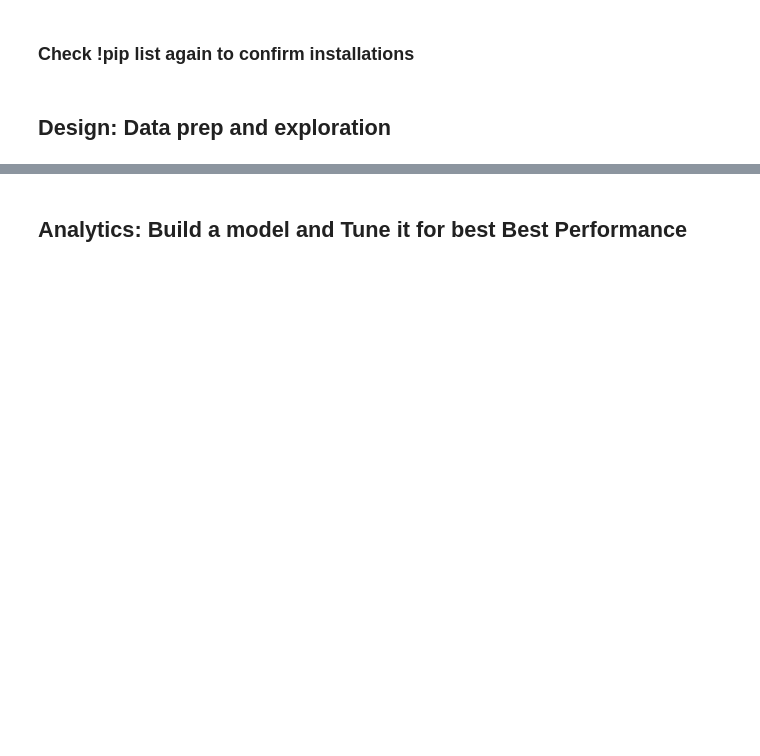
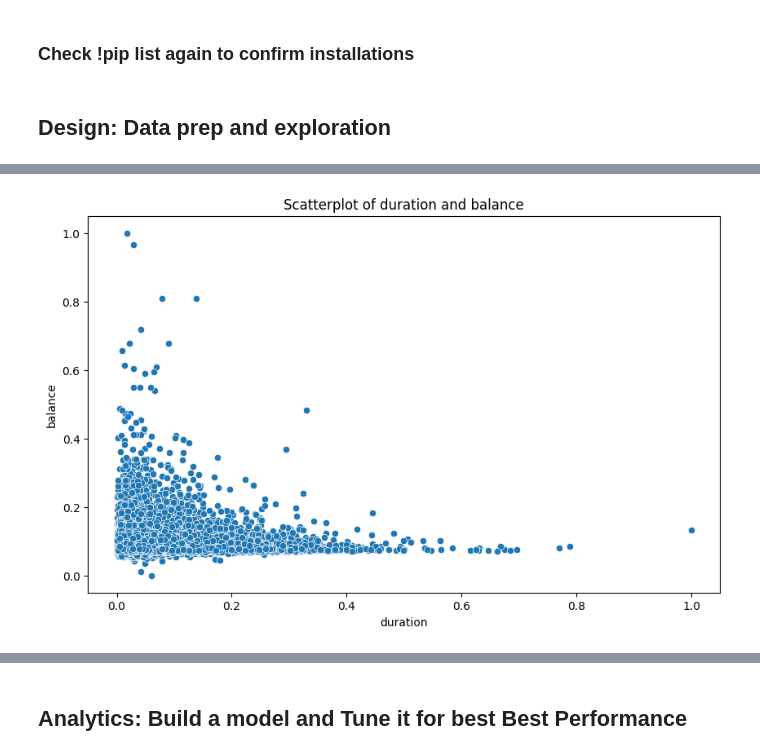
Before and after one commit to Ashley9570/ds1001_final, a Jupyter notebook: ds1001_final/notebooks/Final_Project_Notebook.ipynb, the cells around one changed output, grey strips where cells are left out. Cells and saved outputs as stored; diff of their text form; code cells hidden in the pictures; blank space fills up the shorter version.

```diff
--- a/ds1001_final/notebooks/Final_Project_Notebook.ipynb
+++ b/ds1001_final/notebooks/Final_Project_Notebook.ipynb
@@ -117,14 +136,14 @@ num_numeric_columns = "xx".select_dtypes(include=['number']).shape[1]
 # %%
 # Normalization
 scaler = MinMaxScaler()
-"xx"["xx".select_dtypes(include=['number']).columns] = scaler.fit_transform("xx".select_dtypes(include=['number']))
+processed_data[processed_data.select_dtypes(include=['number']).columns] = scaler.fit_transform(processed_data.select_dtypes(include=['number']))
 # %%
 # Likely need to convert categorical columns to category dtype
-for col in "xx".select_dtypes(include=['object']).columns:
-    "xx"[col] = "xx"[col].astype('category')
+for col in processed_data.select_dtypes(include=['object']).columns:
+    processed_data[col] =processed_data[col].astype('category')
 # %%
 # Creating dummy variables, make sure the variables that need to be converted to dummies are categorical, not numeric.
 # This might require you to convert some columns to categorical first using astype('category')
-"xx" = pd.get_dummies("xx", drop_first=True)
+processed_data = pd.get_dummies(processed_data, drop_first=True)
 # %%
 # Display missing data using the isnull function, is there any missing data?
@@ -132,13 +169,15 @@ print("xx".isnull().sum())
 # %%
 # remove missing values if needed
-"xx" = "xx".dropna()
+processed_data = processed_data.dropna()
 # %%
 # Scatterplot between two continuous variables
 plt.figure(figsize=(10, 6))
-sns.scatterplot(x='Variable1', y='Variable2', data="xx")  # Replace 'Variable1' and 'Variable2' with your column names
-plt.title('Scatterplot of Variable1 vs Variable2')
+sns.scatterplot(x="duration", y="balance", data=processed_data)  # Replace 'Variable1' and 'Variable2' with your column names
+plt.title('Scatterplot of duration and balance')
 plt.savefig('scatterplot.png')  # Save the scatterplot image
 plt.show()
+# %% [output]
+[figure, added]
 # %%
 # Density chart of a continuous variable
 plt.figure(figsize=(10, 6))
```
Also changed, not shown: parts of 14 cells of this notebook.
